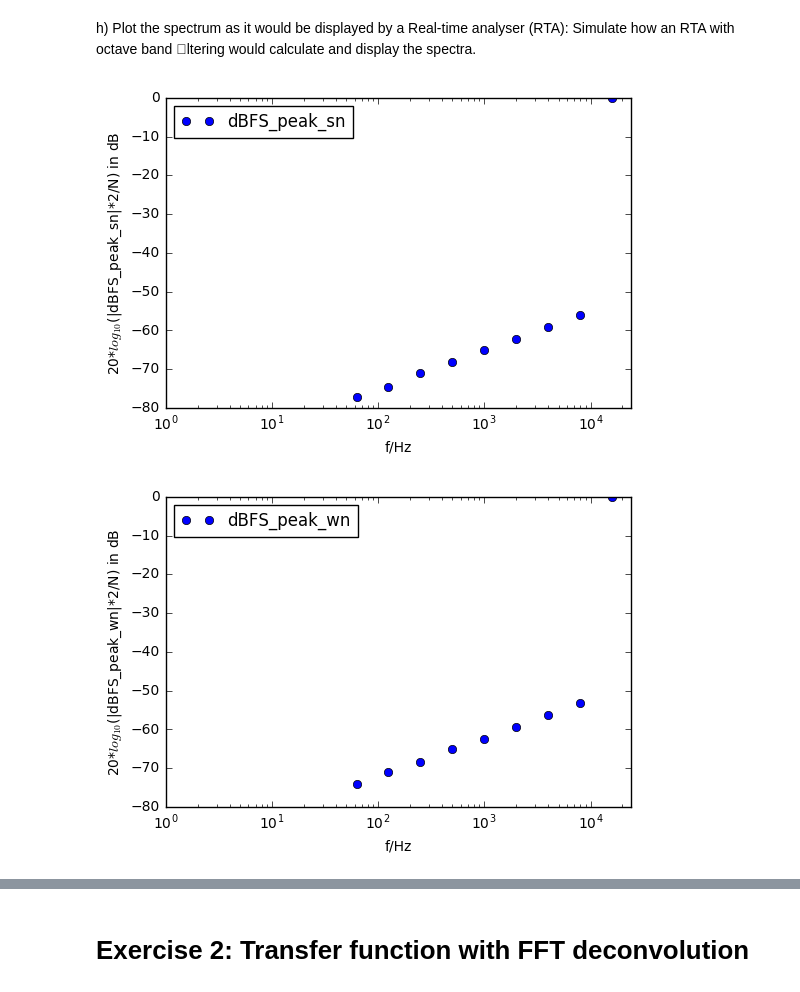
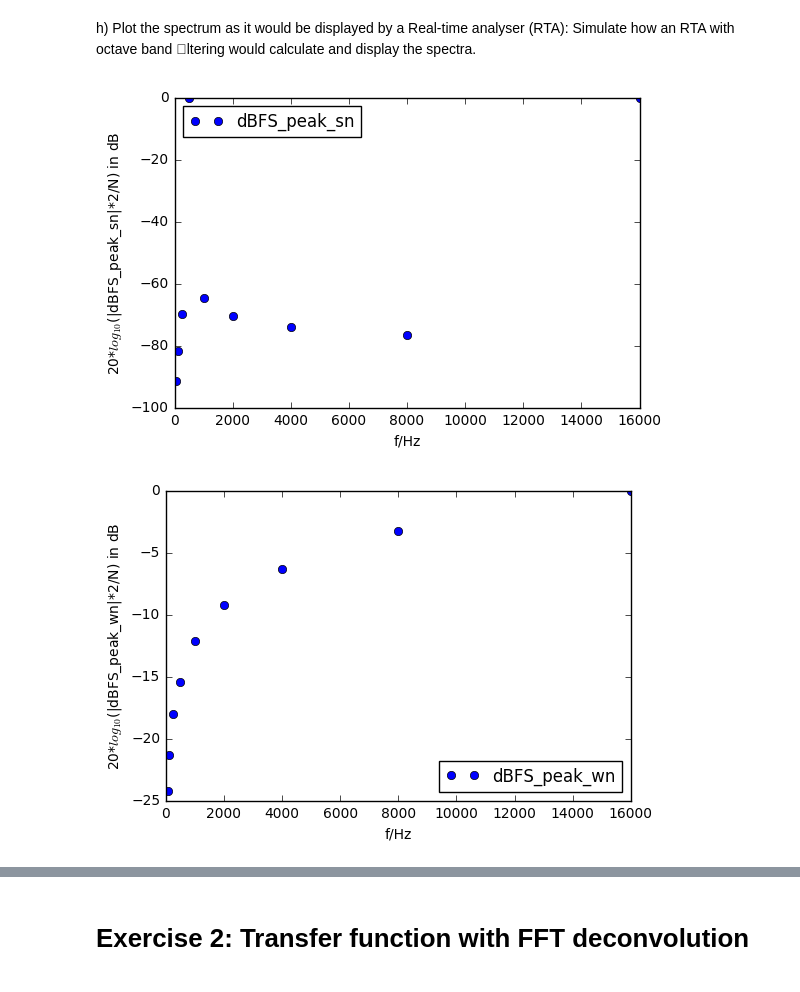
Before and after one commit to JakobHeller/DigitalSignalProcessing, a Jupyter notebook: Lab2.ipynb, the cells around one changed output, grey strips where cells are left out. Saved outputs shown, nothing was run; the diff lists cells and outputs as text; code cells hidden in the pictures.

```diff
--- a/Lab2.ipynb
+++ b/Lab2.ipynb
@@ -153,32 +152,33 @@ h) Plot the spectrum as it would be displayed by a Real-time analyser (RTA): Sim
 # %%
-def rta(x,fl,fh,nfft,fs):
+def rta(X,fl,fh,nfft,fs):
     #find out indices
     mulow = [ round(elem*N/fs) for elem in fl]
     muhi = [ round(elem*N/fs) for elem in fh]
+    #X_shifted = np.fft.fftshift(X)
     sequence = range(0,len(fl)-1)
     dBFS_peak = np.zeros(len(fl))
     for i in sequence:
-        dBFS_peak[i]=20*np.log10(np.sqrt(np.sum(np.abs(x[mulow[i]:muhi[i]]*2/nfft)**2)))
+        dBFS_peak[i]=20*np.log10(np.sqrt(np.sum(np.abs(X[mulow[i]:muhi[i]]*2/nfft)**2)))
     return dBFS_peak
 # %%
 fl = [44.194, 88.388, 176.78, 353.55, 707.11, 1414.2, 2828.4, 5656.9, 11314]
 fh = [88.388, 176.78, 353.55, 707.11, 1414.2, 2828.4, 5656.9, 11314, 22627]
 cf = [62.5, 125, 250, 500, 1000, 2000, 4000, 8000, 16000]
-dBFS_peak_sn = rta(sn_mf,fl,fh,N,fs);
-plt.semilogx(cf,dBFS_peak_sn,'bo',label='dBFS_peak_sn');
-plt.axis([1, fs/2,-80,0]);
+dBFS_peak_sn = rta(SN_MF,fl,fh,N,fs);
+plt.plot(cf,dBFS_peak_sn,'bo',label='dBFS_peak_sn');
+#plt.axis([1, fs/2,-80,0]);
 plt.ylabel(r'20*$log_{10}$(|dBFS_peak_sn|*2/N) in dB');
 plt.xlabel(r'f/Hz');
 plt.legend(loc='upper left');
 # %% [output]
-[figure, old version]
+[figure, new version]
 # %%
-dBFS_peak_wn = rta(wn_mf,fl,fh,N,fs);
-plt.semilogx(cf,dBFS_peak_wn,'bo',label='dBFS_peak_wn');
-plt.axis([1, fs/2,-80,0]);
+dBFS_peak_wn = rta(WN_MF,fl,fh,N,fs);
+plt.plot(cf,dBFS_peak_wn,'bo',label='dBFS_peak_wn');
+#plt.axis([1, fs/2,-80,0]);
 plt.ylabel(r'20*$log_{10}$(|dBFS_peak_wn|*2/N) in dB');
 plt.xlabel(r'f/Hz');
-plt.legend(loc='upper left');
+plt.legend(loc='lower right');
 # %% [output]
-[figure, old version]
+[figure, new version]
 # %%
```
Also changed, not shown: parts of 13 cells of this notebook.
